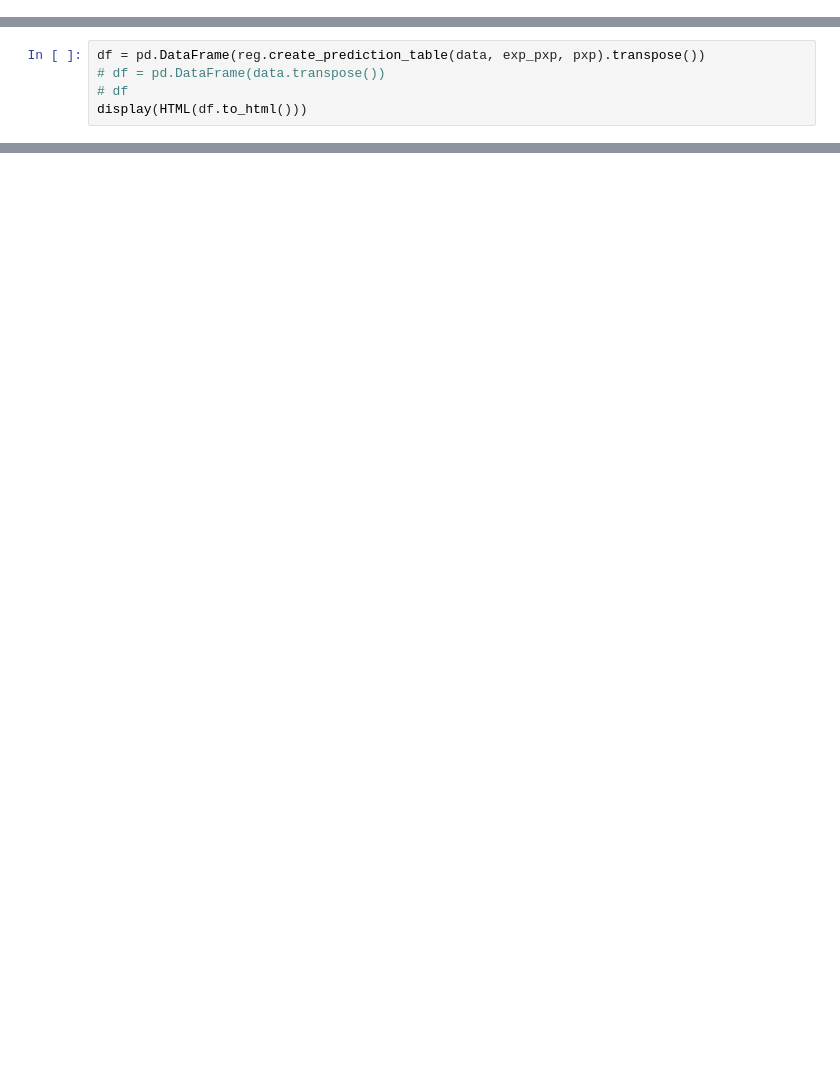
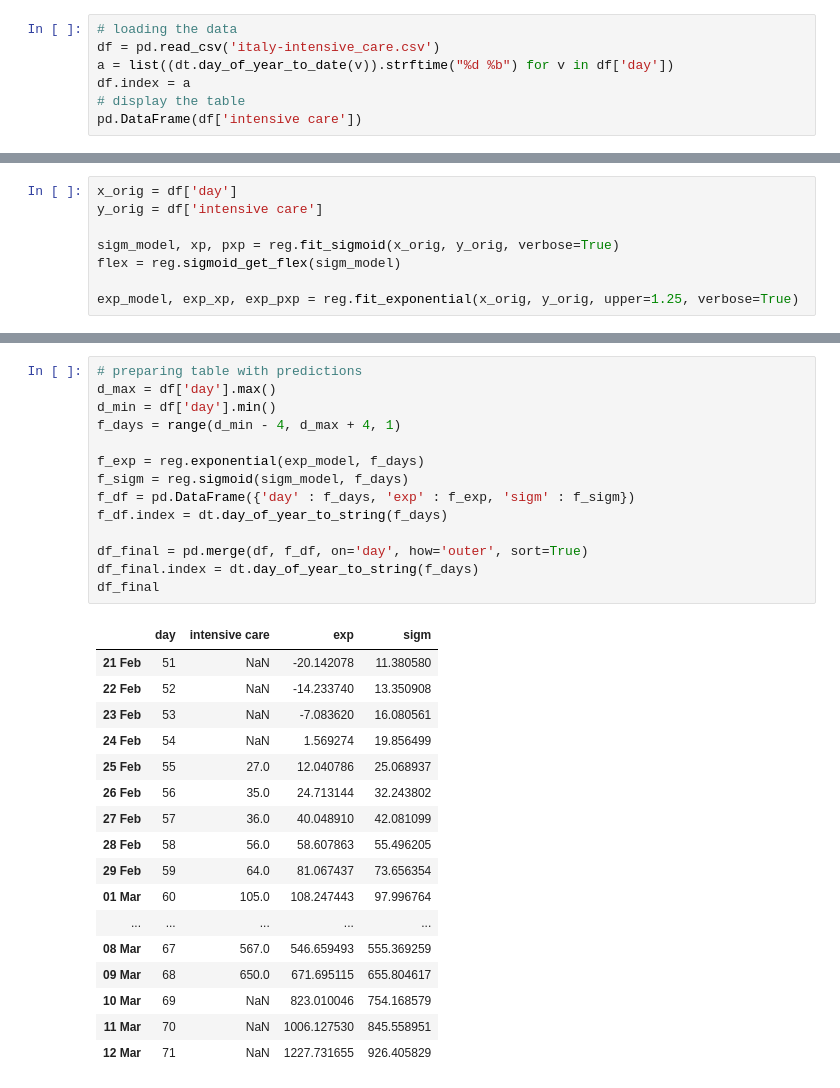
Before and after one commit to simogasp/coregression, a Jupyter notebook: plotting.ipynb, the cells around one changed output, grey strips where cells are left out. Cells and saved outputs as stored; diff of their text form; blank space fills up the shorter version.

```diff
--- a/plotting.ipynb
+++ b/plotting.ipynb
@@ -6,0 +13,7 @@ from IPython.display import display, HTML
+# %%
+# loading the data
+df = pd.read_csv('italy-intensive_care.csv')
+a = list((dt.day_of_year_to_date(v)).strftime("%d %b") for v in df['day'])
+df.index = a
+# display the table
+pd.DataFrame(df['intensive care'])
@@ -50,5 +49,0 @@ Function evaluations 19, initial cost 5.1493e+00, final cost 1.3999e-03, first-o
-# %%
-df = pd.DataFrame(reg.create_prediction_table(data, exp_pxp, pxp).transpose())
-# df = pd.DataFrame(data.transpose())
-# df
-display(HTML(df.to_html()))
@@ -70,0 +50,8 @@ display(HTML(df.to_html()))
+# %%
+x_orig = df['day']
+y_orig = df['intensive care']
+
+sigm_model, xp, pxp = reg.fit_sigmoid(x_orig, y_orig, verbose=True)
+flex = reg.sigmoid_get_flex(sigm_model)
+
+exp_model, exp_xp, exp_pxp = reg.fit_exponential(x_orig, y_orig, upper=1.25, verbose=True)
@@ -70,0 +76,32 @@ display(HTML(df.to_html()))
+# %%
+# preparing table with predictions
+d_max = df['day'].max()
+d_min = df['day'].min()
+f_days = range(d_min - 4, d_max + 4, 1)
+
+f_exp = reg.exponential(exp_model, f_days)
+f_sigm = reg.sigmoid(sigm_model, f_days)
+f_df = pd.DataFrame({'day' : f_days, 'exp' : f_exp, 'sigm' : f_sigm})
+f_df.index = dt.day_of_year_to_string(f_days)
+
+df_final = pd.merge(df, f_df, on='day', how='outer', sort=True)
+df_final.index = dt.day_of_year_to_string(f_days)
+df_final
+# %% [output]
+|  | day | intensive care | exp | sigm |
+| 21 Feb | 51 | NaN | -20.142078 | 11.380580 |
+| 22 Feb | 52 | NaN | -14.233740 | 13.350908 |
+| 23 Feb | 53 | NaN | -7.083620 | 16.080561 |
+| 24 Feb | 54 | NaN | 1.569274 | 19.856499 |
+| 25 Feb | 55 | 27.0 | 12.040786 | 25.068937 |
+| 26 Feb | 56 | 35.0 | 24.713144 | 32.243802 |
+| 27 Feb | 57 | 36.0 | 40.048910 | 42.081099 |
+| 28 Feb | 58 | 56.0 | 58.607863 | 55.496205 |
+| 29 Feb | 59 | 64.0 | 81.067437 | 73.656354 |
+| 01 Mar | 60 | 105.0 | 108.247443 | 97.996764 |
+| ... | ... | ... | ... | ... |
+| 08 Mar | 67 | 567.0 | 546.659493 | 555.369259 |
+| 09 Mar | 68 | 650.0 | 671.695115 | 655.804617 |
+| 10 Mar | 69 | NaN | 823.010046 | 754.168579 |
+| 11 Mar | 70 | NaN | 1006.127530 | 845.558951 |
+| 12 Mar | 71 | NaN | 1227.731655 | 926.405829 |
```
Also changed, not shown: parts of 10 cells of this notebook.
